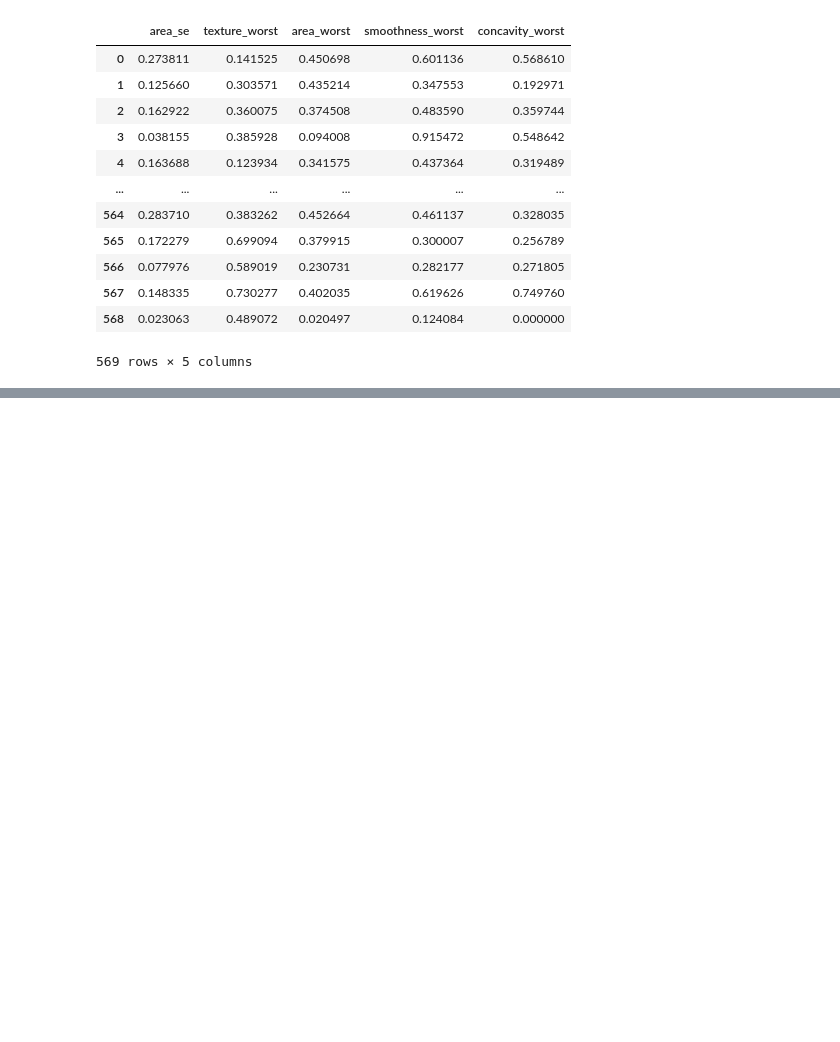
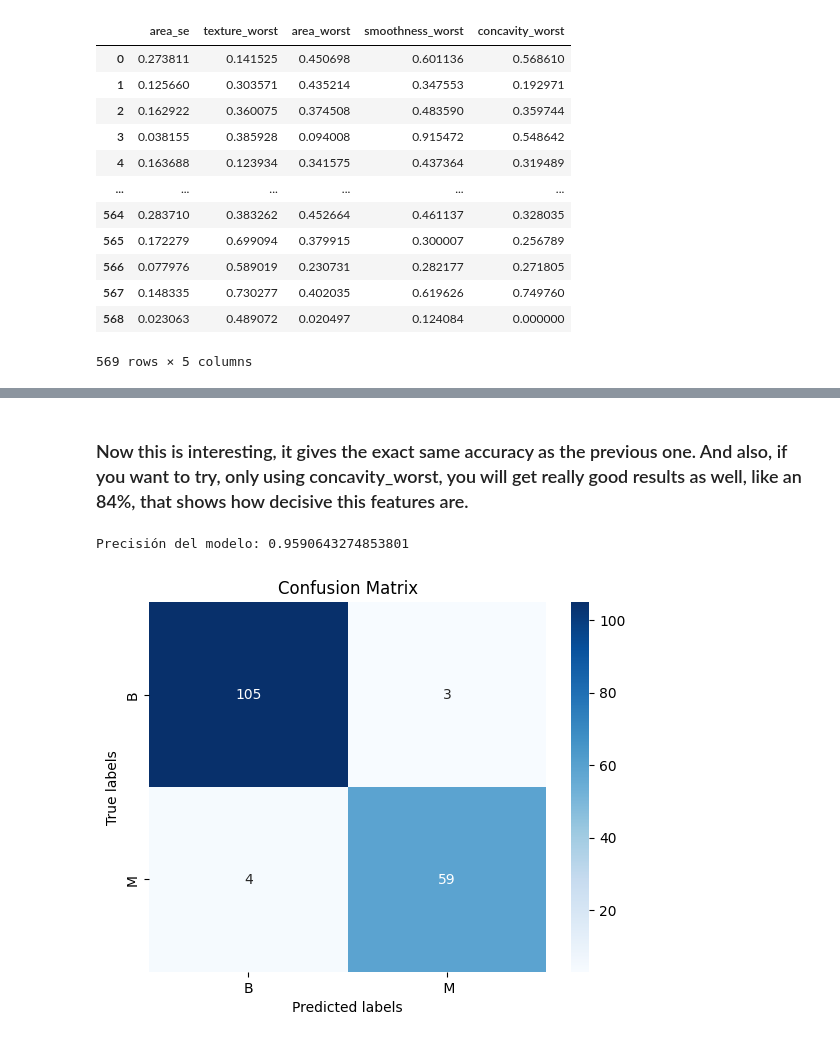
Before and after one commit to SergioManuelJob/BreastCancer-NaiveBayes, a Jupyter notebook: Breast_Cancer_NaiveBayes.ipynb, the cells around one changed output, grey strips where cells are left out. Drawn from its saved outputs; the diff is of its cells as text; code cells hidden in the pictures; blank space fills up the shorter version.

```diff
--- a/Breast_Cancer_NaiveBayes.ipynb
+++ b/Breast_Cancer_NaiveBayes.ipynb
@@ -314,0 +342,25 @@ Now we are going to train the model
+# %% [markdown]
+### Now this is interesting, it gives the exact same accuracy as the previous one. And also, if you want to try, only using concavity_worst, you will get really good results as well, like an 84%, that shows how decisive this features are.
+# %%
+selected_columns = ['texture_worst', 'area_worst', 'smoothness_worst', 'concavity_worst']
+x2 = df[selected_columns]
+X_train, X_test, y_train, y_test = train_test_split(x2, y, test_size=0.3, random_state=42)
+
+gnb = GaussianNB()
+gnb.fit(X_train, y_train)
+
+y_pred = gnb.predict(X_test)
+
+accuracy = metrics.accuracy_score(y_test, y_pred)
+print("Precisión del modelo:", accuracy)
+
+conf_matrix = confusion_matrix(y_test, y_pred)
+
+sns.heatmap(conf_matrix, annot=True, cmap='Blues', fmt='g', xticklabels=["B", " M"], yticklabels=["B", "M"])
+plt.xlabel('Predicted labels')
+plt.ylabel('True labels')
+plt.title('Confusion Matrix')
+plt.show()
+# %% [output]
+Precisión del modelo: 0.9590643274853801
+[figure, added]
```
Also changed, not shown: parts of 11 cells of this notebook.
